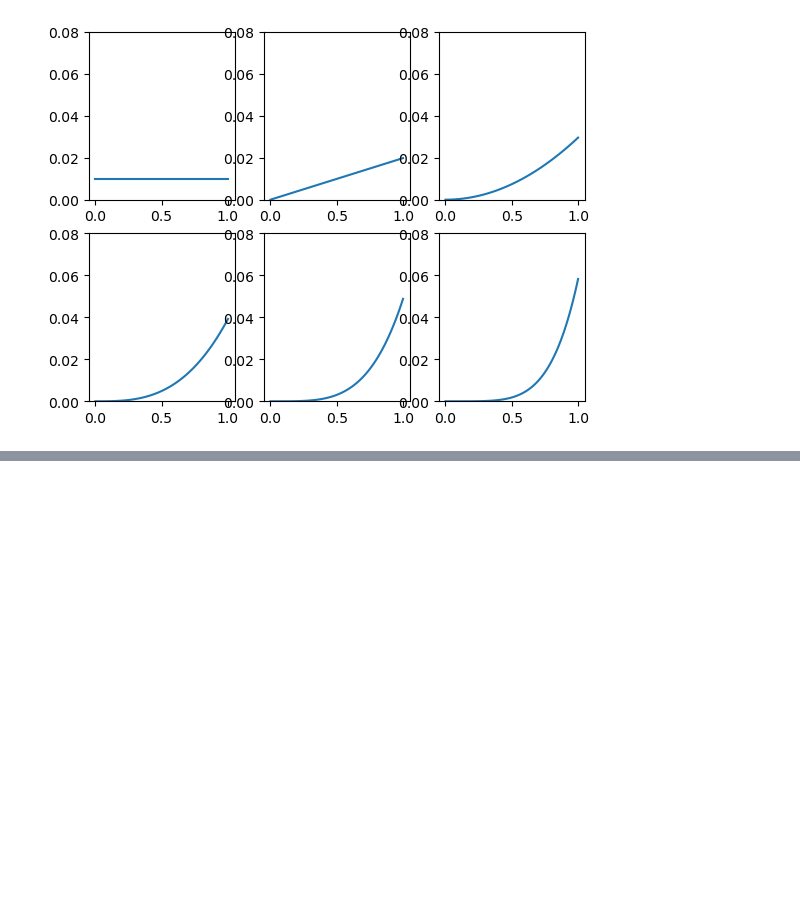
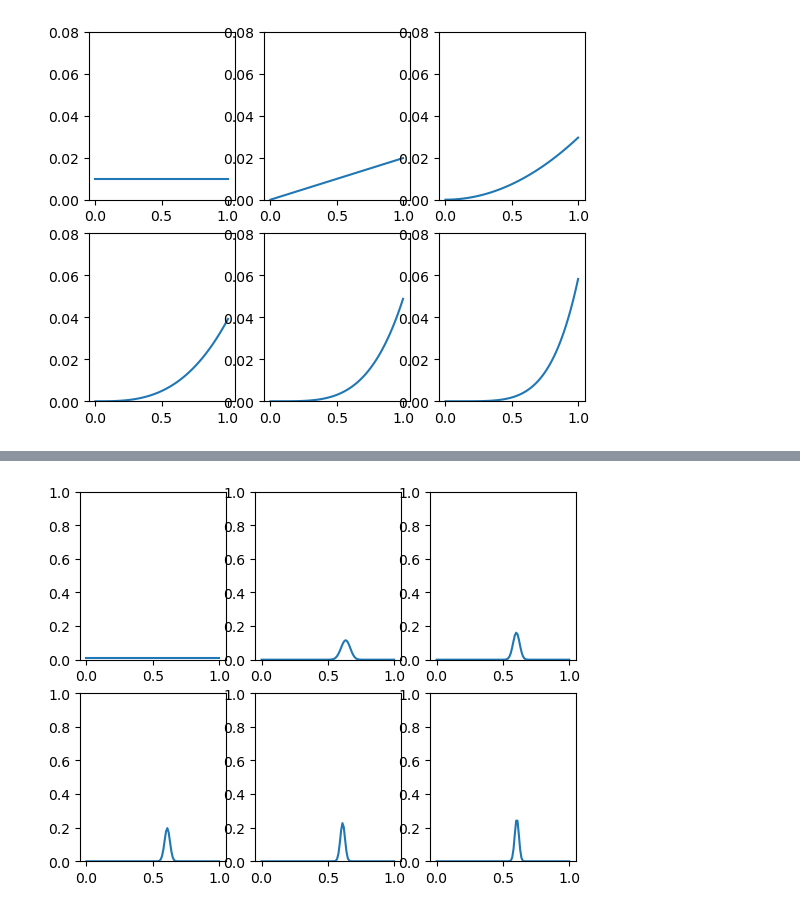
Before and after one commit to anhquan18/kakurobo_2022_kadai, a Jupyter notebook: kakurobo_2022_report.ipynb, the cells around one changed output, grey strips where cells are left out. Drawn from its saved outputs; the diff is of its cells as text; code cells hidden in the pictures; blank space fills up the shorter version.

```diff
--- a/kakurobo_2022_report.ipynb
+++ b/kakurobo_2022_report.ipynb
@@ -184,0 +214,9 @@ for i, dist in enumerate(post_dist_after):
+# %%
+# 1000回の実験のデータ
+for i in range(6):
+    plt.subplot(231+i)
+    ax = plt.gca()
+    ax.set_ylim([0, 1.0])
+    ax.plot(val_list, robot_post_dist[(i*199)])
+# %% [output]
+[figure, added]
```
Also changed, not shown: parts of 4 cells of this notebook.
